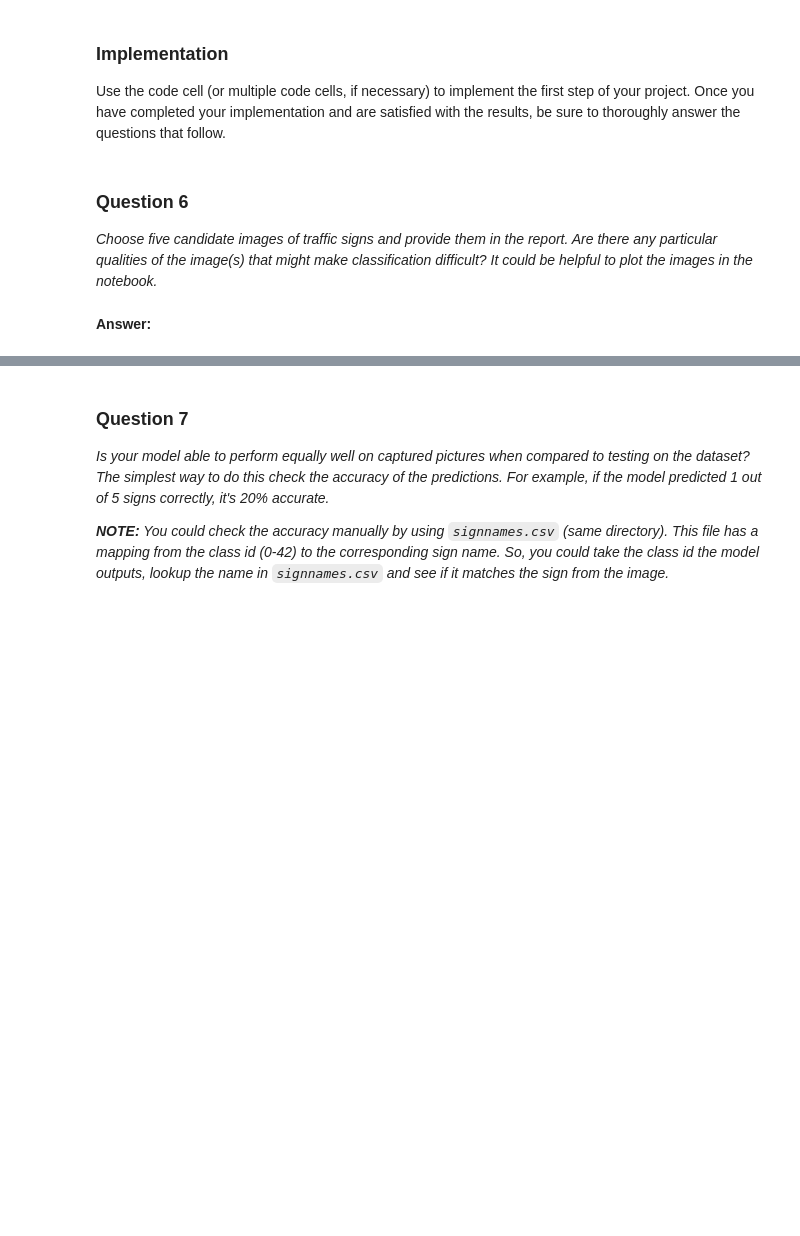
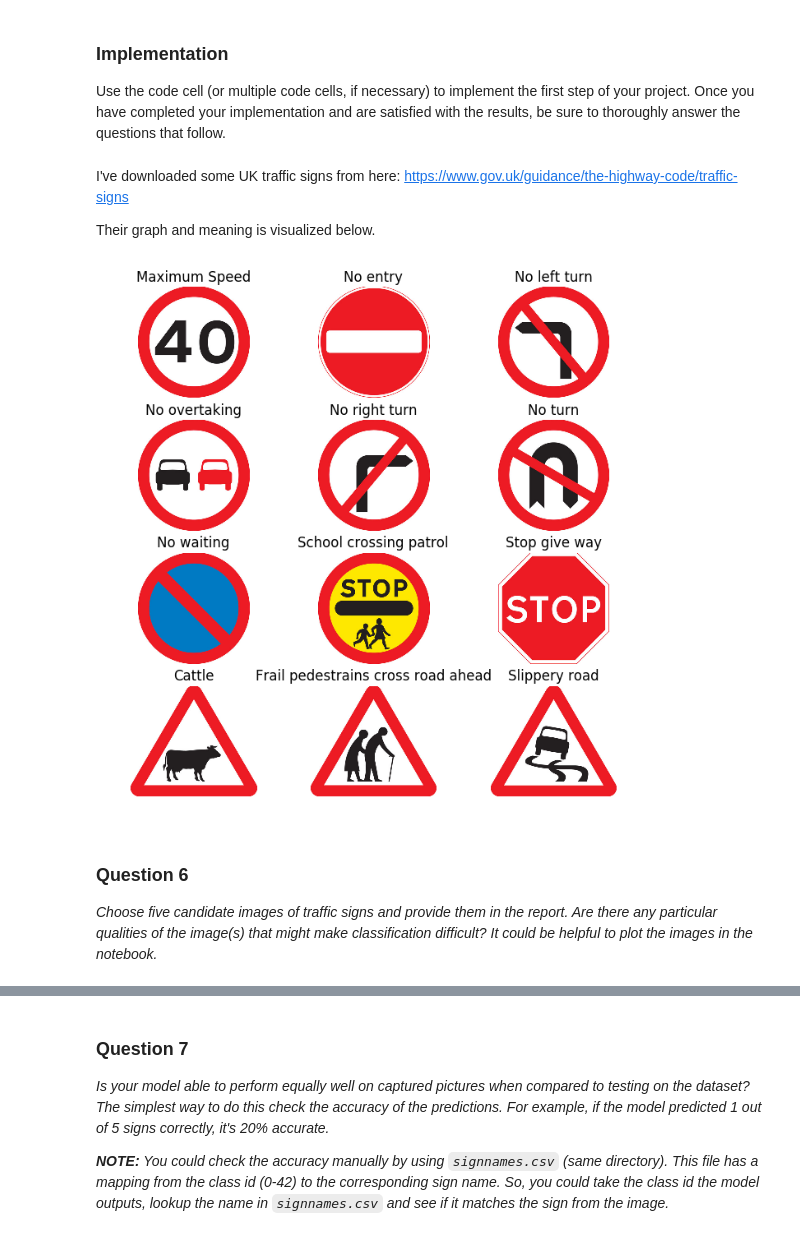
Before and after one commit to hello2all/CarND-Traffic-Sign-Classifier-Project, a Jupyter notebook: Traffic_Sign_Classifier.ipynb, the cells around one changed output, grey strips where cells are left out. Saved outputs shown, nothing was run; the diff lists cells and outputs as text; code cells hidden in the pictures; blank space fills up the shorter version.

```diff
--- a/Traffic_Sign_Classifier.ipynb
+++ b/Traffic_Sign_Classifier.ipynb
@@ -480,0 +576,24 @@ Use the code cell (or multiple code cells, if necessary) to implement the first
+# %% [markdown]
+I've downloaded some UK traffic signs from here: https://www.gov.uk/guidance/the-highway-code/traffic-signs
+
+Their graph and meaning is visualized below.
+# %%
+
+import skimage.io as io
+coll = io.imread_collection('./new-signs/*.jpg')
+names = ['Maximum Speed', 'No entry', 'No left turn', 'No overtaking', 'No right turn', 'No turn', 'No waiting', 'School crossing patrol', 'Stop give way', 'Cattle', 'Frail pedestrains cross road ahead', 'Slippery road']
+## examine the results
+gs1 = gridspec.GridSpec(4, 3)
+gs1.update(wspace=0.005, hspace=0.01) # set the spacing between axes.
+plt.figure(figsize=(8,8))
+for i in range(12):
+    ax1 = plt.subplot(gs1[i])
+    ax1.set_xticklabels([])
+    ax1.set_yticklabels([])
+    ax1.set_aspect('equal')
+    plt.subplot(4,3,i+1)
+    plt.imshow(coll[i])
+    plt.title(names[i])
+    plt.axis('off')
+# %% [output]
+[figure, added]
@@ -482,5 +625,3 @@ Use the code cell (or multiple code cells, if necessary) to implement the first
 ### Question 6
 
 _Choose five candidate images of traffic signs and provide them in the report. Are there any particular qualities of the image(s) that might make classification difficult? It could be helpful to plot the images in the notebook._
-# %% [markdown]
-**Answer:**
```
Also changed, not shown: parts of 38 cells of this notebook, 18 other files.
